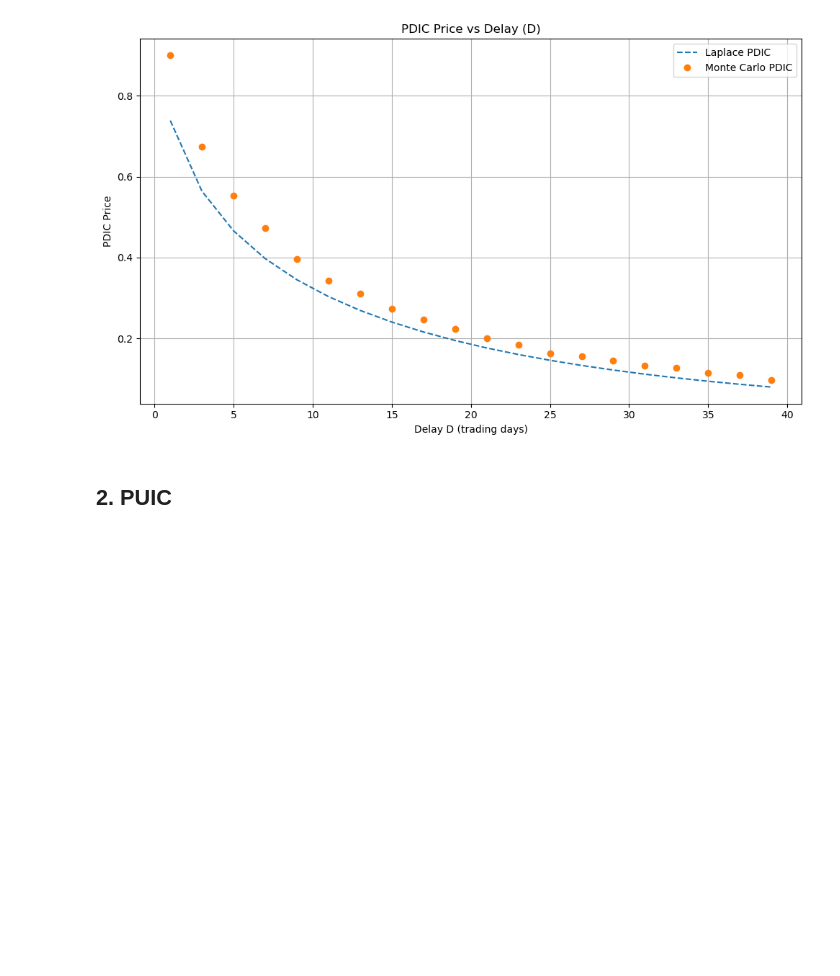
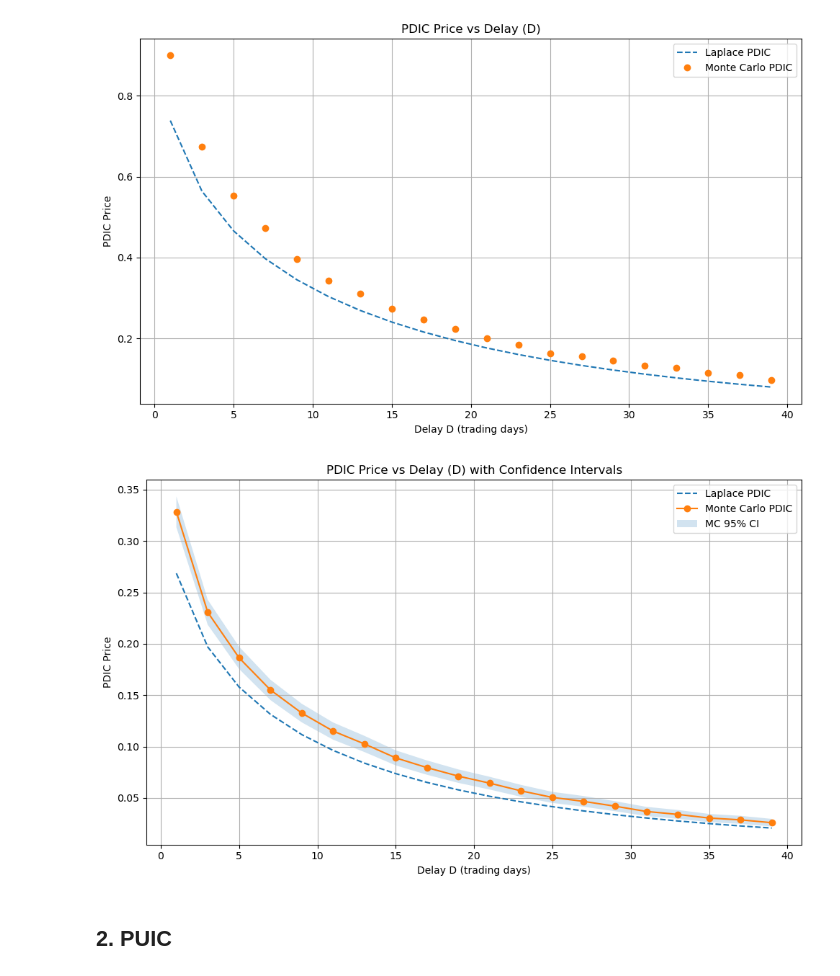
Before and after one commit to Simolams/Projet-Monte-Carlo, a Jupyter notebook: main.ipynb, the cells around one changed output. Drawn from its saved outputs; the diff is of its cells as text; code cells hidden in the pictures; blank space fills up the shorter version.

```diff
--- a/main.ipynb
+++ b/main.ipynb
@@ -200,6 +258,59 @@ plt.tight_layout()
 plt.show()
 # %% [output]
 [figure]
+# %%
+# Extend the code to include confidence intervals in the plot
+
+# Delay values (x-axis): from 1 to 40 trading days
+delay_days = np.arange(1, 41, 2)
+delay_years = delay_days / 252
+
+# Simulate paths for MC
+S_paths = simulate_black_scholes_paths(S0, r, q, sigma, T, num_steps, num_simulations, seed=42)
+
+# Store results
+laplace_pdic = []
+mc_pdic = []
+mc_ci_lower = []
+mc_ci_upper = []
+
+for D in delay_years:
+    # Laplace inversion for PDIC
+    pdic_star_price = inverse_laplace_transform(
+        laplace_transform_pdic_star_K_gt_L, T, S0, K, L, r, q, sigma, D, alpha=10, N=15
+    )
+    m = (r - q - 0.5 * sigma ** 2) / sigma
+    pdic_price_laplace = exp(-(r + 0.5 * m ** 2) * T) * pdic_star_price
+    laplace_pdic.append(pdic_price_laplace)
+
+    # Monte Carlo with confidence intervals
+    pdic_price_mc, (ci_low, ci_high) = price_parisian_down_in_call_mc_with_ci(S_paths, K, L, r, T, D, num_steps)
+    mc_pdic.append(pdic_price_mc)
+    mc_ci_lower.append(ci_low)
+    mc_ci_upper.append(ci_high)
+
+# Convert to numpy arrays
+mc_pdic = np.array(mc_pdic)
+mc_ci_lower = np.array(mc_ci_lower)
+mc_ci_upper = np.array(mc_ci_upper)
+
+# Plot
+plt.figure(figsize=(10, 6))
+plt.plot(delay_days, laplace_pdic, label="Laplace PDIC", linestyle='--')
+plt.plot(delay_days, mc_pdic, label="Monte Carlo PDIC", marker='o')
+
+# Add confidence envelope
+plt.fill_between(delay_days, mc_ci_lower, mc_ci_upper, alpha=0.2, label="MC 95% CI")
+
+plt.xlabel("Delay D (trading days)")
+plt.ylabel("PDIC Price")
+plt.title("PDIC Price vs Delay (D) with Confidence Intervals")
+plt.legend()
+plt.grid(True)
+plt.tight_layout()
+plt.show()
+# %% [output]
+[figure, added]
 # %% [markdown]
 ## 2. PUIC
 # %% [markdown]
```
Also changed, not shown: parts of 3 cells of this notebook, 1 other file.
